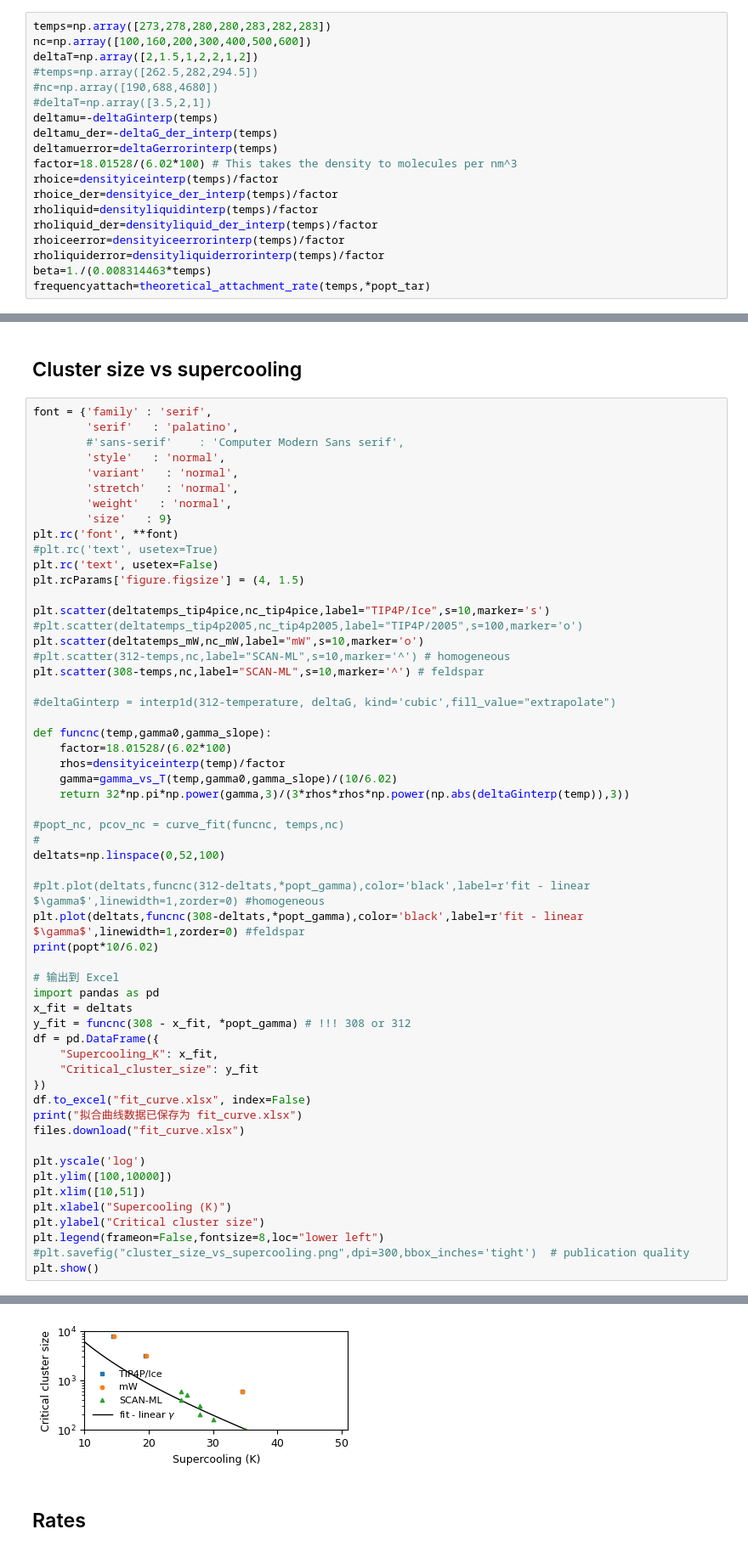
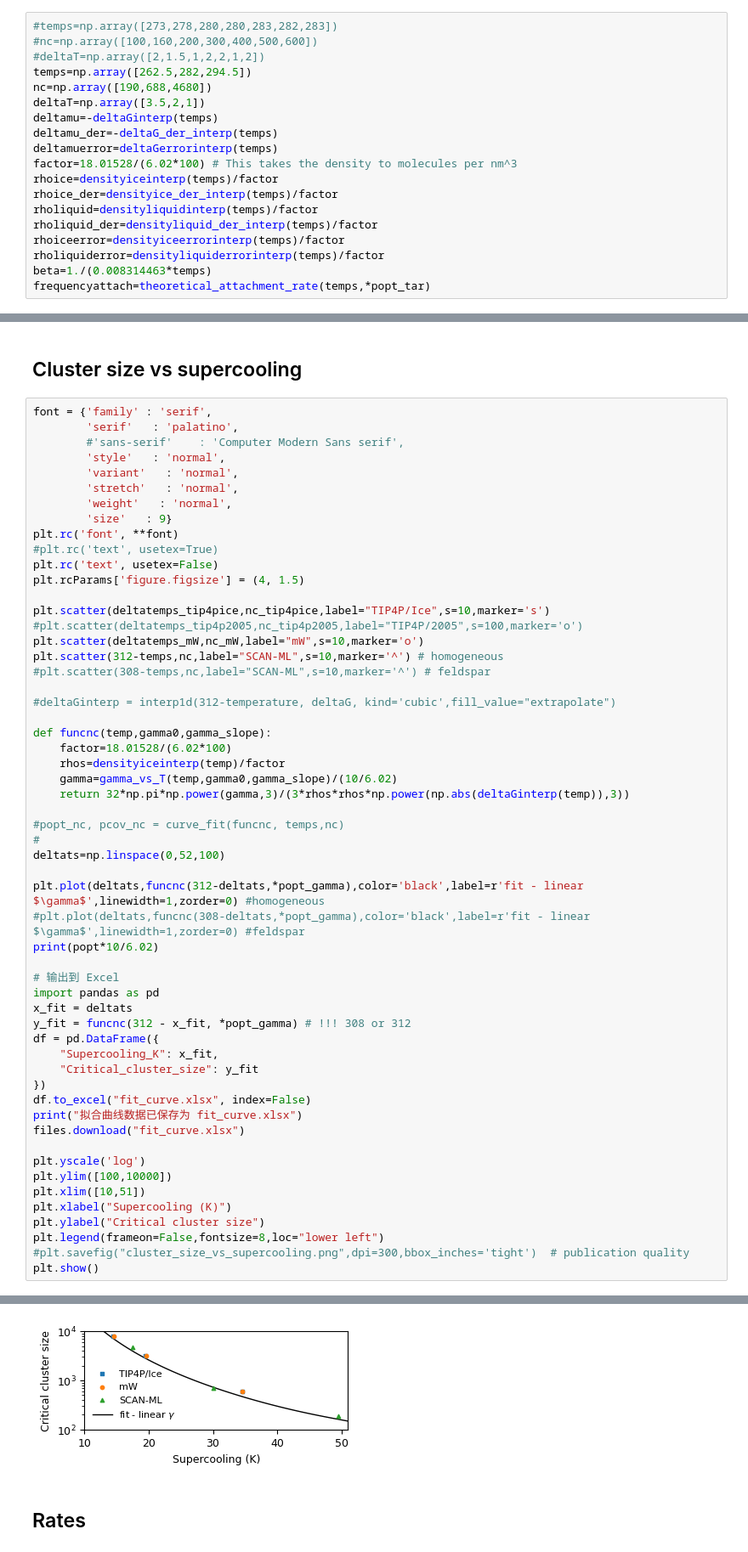
Before and after one commit to Wanqi1996/Feldspar-figures, a Jupyter notebook: Analysis.ipynb, the cells around one changed output, grey strips where cells are left out. Shown at 85% size. Cells and saved outputs as stored; diff of their text form.

```diff
--- a/Analysis.ipynb
+++ b/Analysis.ipynb
@@ -365,12 +365,12 @@ densityliquid_der_interp = interp1d(density_temperature, np.gradient(densityliqu
 # %% [markdown]
 ## Rates and interfacial free energy from seeding results
 # %%
-temps=np.array([273,278,280,280,283,282,283])
-nc=np.array([100,160,200,300,400,500,600])
-deltaT=np.array([2,1.5,1,2,2,1,2])
-#temps=np.array([262.5,282,294.5])
-#nc=np.array([190,688,4680])
-#deltaT=np.array([3.5,2,1])
+#temps=np.array([273,278,280,280,283,282,283])
+#nc=np.array([100,160,200,300,400,500,600])
+#deltaT=np.array([2,1.5,1,2,2,1,2])
+temps=np.array([262.5,282,294.5])
+nc=np.array([190,688,4680])
+deltaT=np.array([3.5,2,1])
 deltamu=-deltaGinterp(temps)
 deltamu_der=-deltaG_der_interp(temps)
 deltamuerror=deltaGerrorinterp(temps)
@@ -771,8 +760,8 @@ plt.rcParams['figure.figsize'] = (4, 1.5)
 plt.scatter(deltatemps_tip4pice,nc_tip4pice,label="TIP4P/Ice",s=10,marker='s')
 #plt.scatter(deltatemps_tip4p2005,nc_tip4p2005,label="TIP4P/2005",s=100,marker='o')
 plt.scatter(deltatemps_mW,nc_mW,label="mW",s=10,marker='o')
-#plt.scatter(312-temps,nc,label="SCAN-ML",s=10,marker='^') # homogeneous
-plt.scatter(308-temps,nc,label="SCAN-ML",s=10,marker='^') # feldspar
+plt.scatter(312-temps,nc,label="SCAN-ML",s=10,marker='^') # homogeneous
+#plt.scatter(308-temps,nc,label="SCAN-ML",s=10,marker='^') # feldspar
 
 #deltaGinterp = interp1d(312-temperature, deltaG, kind='cubic',fill_value="extrapolate")
 
@@ -786,14 +775,14 @@ def funcnc(temp,gamma0,gamma_slope):
 #
 deltats=np.linspace(0,52,100)
 
-#plt.plot(deltats,funcnc(312-deltats,*popt_gamma),color='black',label=r'fit - linear $\gamma$',linewidth=1,zorder=0) #homogeneous
-plt.plot(deltats,funcnc(308-deltats,*popt_gamma),color='black',label=r'fit - linear $\gamma$',linewidth=1,zorder=0) #feldspar
+plt.plot(deltats,funcnc(312-deltats,*popt_gamma),color='black',label=r'fit - linear $\gamma$',linewidth=1,zorder=0) #homogeneous
+#plt.plot(deltats,funcnc(308-deltats,*popt_gamma),color='black',label=r'fit - linear $\gamma$',linewidth=1,zorder=0) #feldspar
 print(popt*10/6.02)
 
 # 输出到 Excel
 import pandas as pd
 x_fit = deltats
-y_fit = funcnc(308 - x_fit, *popt_gamma) # !!! 308 or 312
+y_fit = funcnc(312 - x_fit, *popt_gamma) # !!! 308 or 312
 df = pd.DataFrame({
     "Supercooling_K": x_fit,
     "Critical_cluster_size": y_fit
@@ -805,34 +794,34 @@ files.download("fit_curve.xlsx")
 plt.yscale('log')
 plt.ylim([100,10000])
 plt.xlim([10,51])
 plt.xlabel("Supercooling (K)")
 plt.ylabel("Critical cluster size")
 plt.legend(frameon=False,fontsize=8,loc="lower left")
 #plt.savefig("cluster_size_vs_supercooling.png",dpi=300,bbox_inches='tight')  # publication quality
 plt.show()
 # %% [output]
 [ 0.20633026 -4.57173134]
 拟合曲线数据已保存为 fit_curve.xlsx
 [interactive output not drawn]
 [interactive output not drawn]
 WARNING:matplotlib.font_manager:findfont: Generic family 'serif' not found because none of the following families were found: palatino
 WARNING:matplotlib.font_manager:findfont: Generic family 'serif' not found because none of the following families were found: palatino
 WARNING:matplotlib.font_manager:findfont: Generic family 'serif' not found because none of the following families were found: palatino
 WARNING:matplotlib.font_manager:findfont: Generic family 'serif' not found because none of the following families were found: palatino
 WARNING:matplotlib.font_manager:findfont: Generic family 'serif' not found because none of the following families were found: palatino
 WARNING:matplotlib.font_manager:findfont: Generic family 'serif' not found because none of the following families were found: palatino
 WARNING:matplotlib.font_manager:findfont: Generic family 'serif' not found because none of the following families were found: palatino
 WARNING:matplotlib.font_manager:findfont: Generic family 'serif' not found because none of the following families were found: palatino
 WARNING:matplotlib.font_manager:findfont: Generic family 'serif' not found because none of the following families were found: palatino
 WARNING:matplotlib.font_manager:findfont: Generic family 'serif' not found because none of the following families were found: palatino
 WARNING:matplotlib.font_manager:findfont: Generic family 'serif' not found because none of the following families were found: palatino
 WARNING:matplotlib.font_manager:findfont: Generic family 'serif' not found because none of the following families were found: palatino
 ... (62 lines left out)
 WARNING:matplotlib.font_manager:findfont: Generic family 'serif' not found because none of the following families were found: palatino
 WARNING:matplotlib.font_manager:findfont: Generic family 'serif' not found because none of the following families were found: palatino
 WARNING:matplotlib.font_manager:findfont: Generic family 'serif' not found because none of the following families were found: palatino
 WARNING:matplotlib.font_manager:findfont: Generic family 'serif' not found because none of the following families were found: palatino
-[figure, old version]
+[figure, new version]
 # %% [markdown]
 ## Rates
 # %%
```
Also changed, not shown: parts of 3 cells of this notebook.
